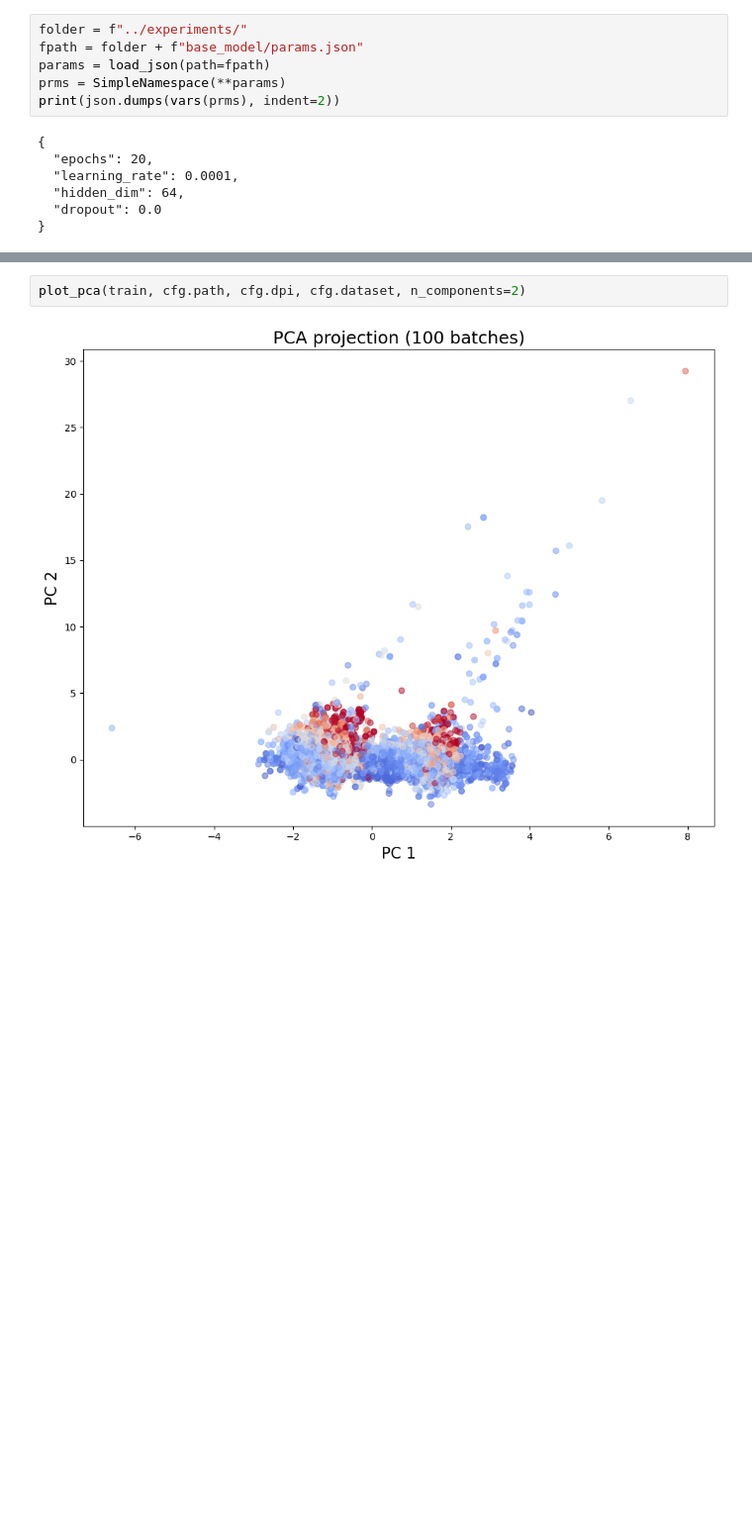
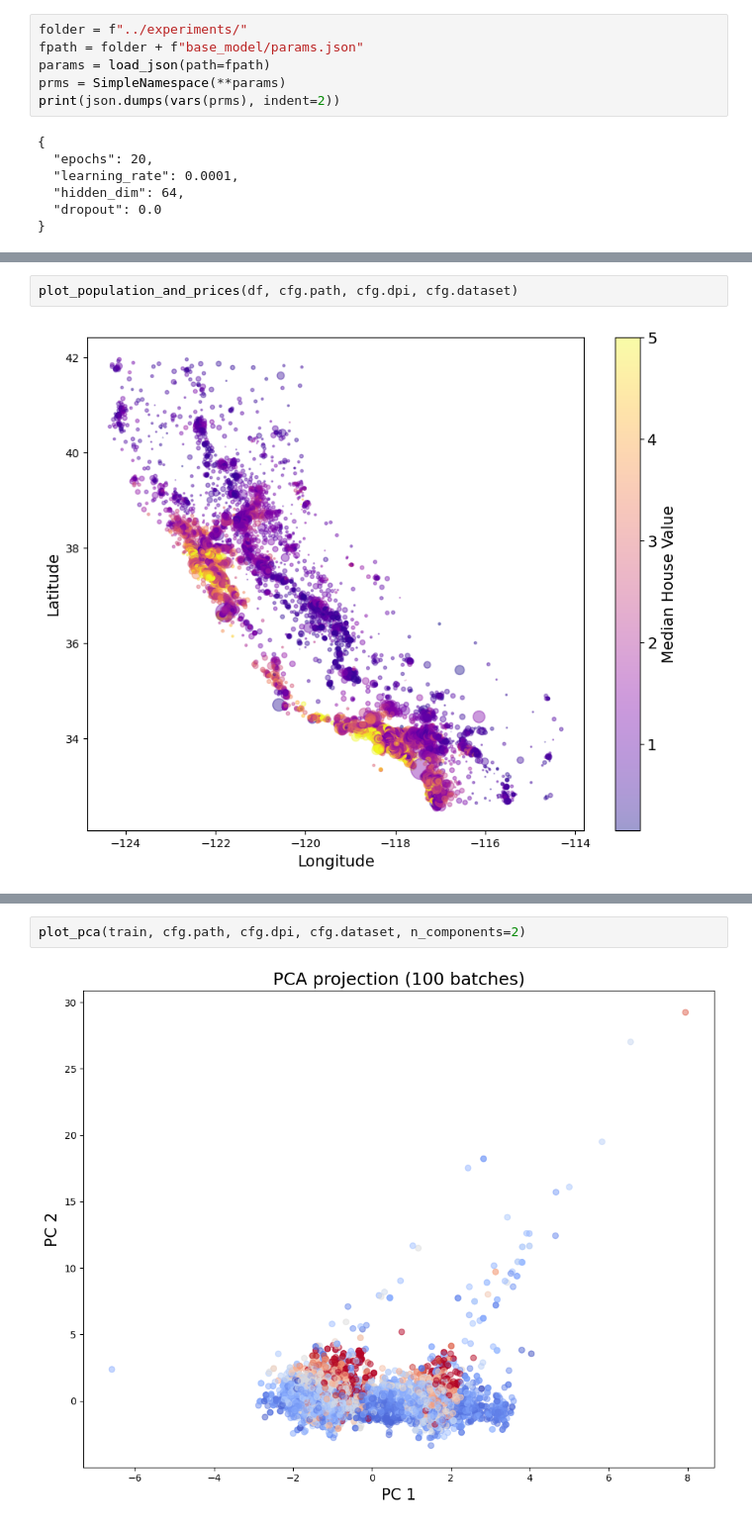
Before and after one commit to AJG91/build-mlp, a Jupyter notebook: notebooks/build_mlp.ipynb, the cells around one changed output, grey strips where cells are left out. Shown at 99% size. Drawn from its saved outputs; the diff is of its cells as text; blank space fills up the shorter version.

```diff
--- a/notebooks/build_mlp.ipynb
+++ b/notebooks/build_mlp.ipynb
@@ -45,0 +61,4 @@ print(json.dumps(vars(prms), indent=2))
+# %%
+plot_population_and_prices(df, cfg.path, cfg.dpi, cfg.dataset)
+# %% [output]
+[figure, added]
```
Also changed, not shown: parts of 9 cells of this notebook.
